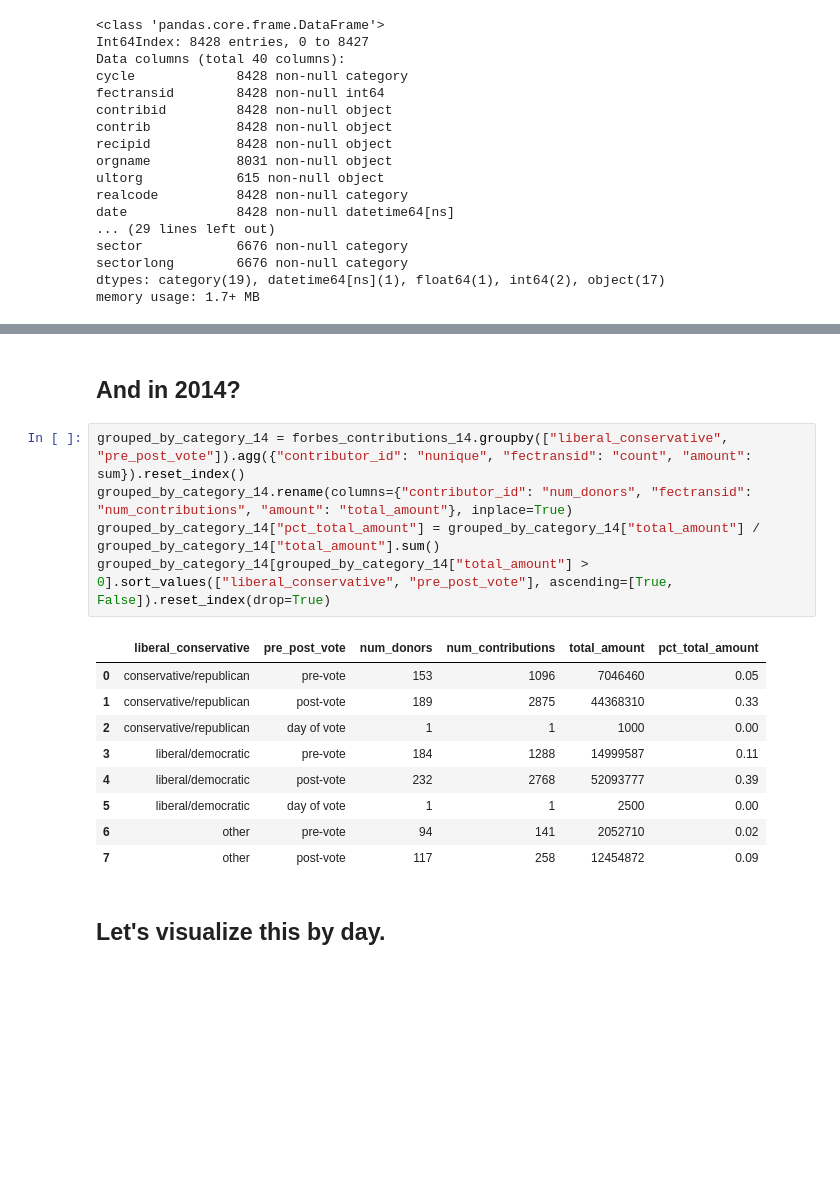
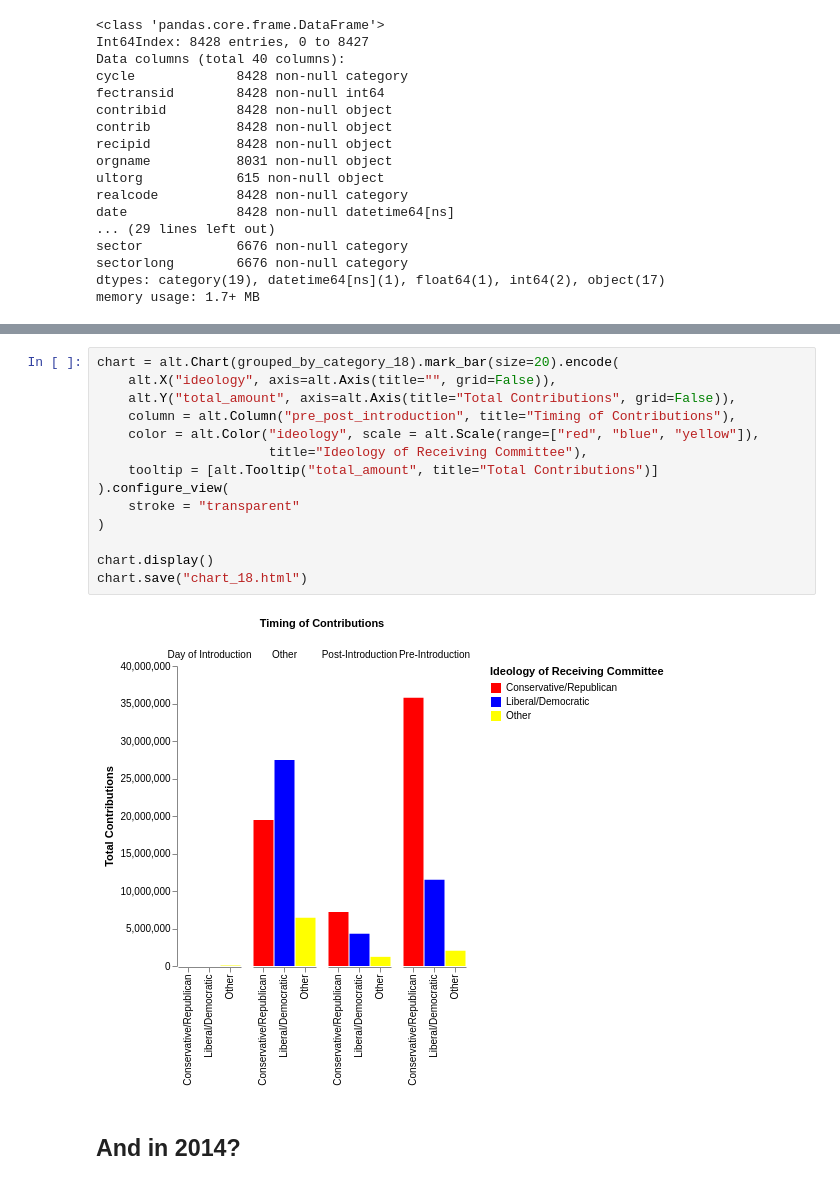
Before and after one commit to PublicI/tax-bill-contribs, a Jupyter notebook: tax-bill-analysis.ipynb, the cells around one changed output, grey strips where cells are left out. Saved outputs shown, nothing was run; the diff lists cells and outputs as text; blank space fills up the shorter version.

```diff
--- a/tax-bill-analysis.ipynb
+++ b/tax-bill-analysis.ipynb
@@ -223,19 +300,18 @@ grouped_by_category[grouped_by_category["total_amount"] > 0].sort_values(["liber
+# %%
+chart = alt.Chart(grouped_by_category_18).mark_bar(size=20).encode(
+    alt.X("ideology", axis=alt.Axis(title="", grid=False)),
+    alt.Y("total_amount", axis=alt.Axis(title="Total Contributions", grid=False)),
+    column = alt.Column("pre_post_introduction", title="Timing of Contributions"),
+    color = alt.Color("ideology", scale = alt.Scale(range=["red", "blue", "yellow"]),
+                      title="Ideology of Receiving Committee"),
+    tooltip = [alt.Tooltip("total_amount", title="Total Contributions")]
+).configure_view(
+    stroke = "transparent"
+)
+
+chart.display()
+chart.save("chart_18.html")
+# %% [output]
+[figure, added]
 # %% [markdown]
 ## And in 2014?
-# %%
-grouped_by_category_14 = forbes_contributions_14.groupby(["liberal_conservative", "pre_post_vote"]).agg({"contributor_id": "nunique", "fectransid": "count", "amount": sum}).reset_index()
-grouped_by_category_14.rename(columns={"contributor_id": "num_donors", "fectransid": "num_contributions", "amount": "total_amount"}, inplace=True)
-grouped_by_category_14["pct_total_amount"] = grouped_by_category_14["total_amount"] / grouped_by_category_14["total_amount"].sum()
-grouped_by_category_14[grouped_by_category_14["total_amount"] > 0].sort_values(["liberal_conservative", "pre_post_vote"], ascending=[True, False]).reset_index(drop=True)
-# %% [output]
-|  | liberal_conservative | pre_post_vote | num_donors | num_contributions | total_amount | pct_total_amount |
-| 0 | conservative/republican | pre-vote | 153 | 1096 | 7046460 | 0.05 |
-| 1 | conservative/republican | post-vote | 189 | 2875 | 44368310 | 0.33 |
-| 2 | conservative/republican | day of vote | 1 | 1 | 1000 | 0.00 |
-| 3 | liberal/democratic | pre-vote | 184 | 1288 | 14999587 | 0.11 |
-| 4 | liberal/democratic | post-vote | 232 | 2768 | 52093777 | 0.39 |
-| 5 | liberal/democratic | day of vote | 1 | 1 | 2500 | 0.00 |
-| 6 | other | pre-vote | 94 | 141 | 2052710 | 0.02 |
-| 7 | other | post-vote | 117 | 258 | 12454872 | 0.09 |
-# %% [markdown]
-## Let's visualize this by day.
```
Also changed, not shown: parts of 95 cells of this notebook, 1 other file.
